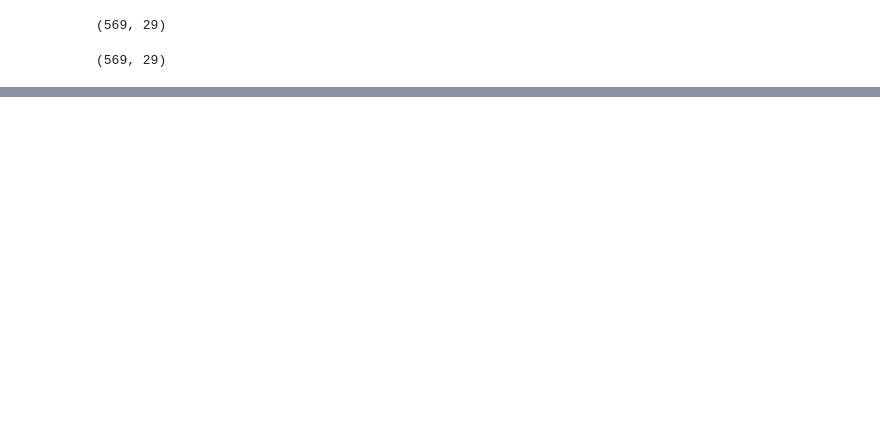
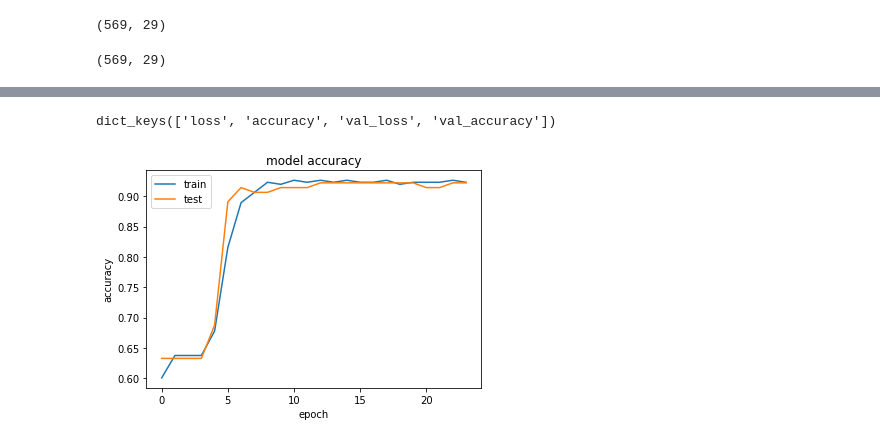
Before and after one commit to basnendarekop/SLO, a Jupyter notebook: Klasifikasi_Cancer_FA.ipynb, the cells around one changed output, grey strips where cells are left out. Saved outputs shown, nothing was run; the diff lists cells and outputs as text; code cells hidden in the pictures; blank space fills up the shorter version.

```diff
--- a/Klasifikasi_Cancer_FA.ipynb
+++ b/Klasifikasi_Cancer_FA.ipynb
@@ -102,3 +102,8 @@ print(y)
  'B' 'B' 'B' 'B' 'B' 'B' 'B' 'B' 'B' 'B' 'B' 'M' 'B' 'M' 'M' 'B' 'B' 'B'
  'B' 'B' 'B' 'B' 'B' 'B' 'B' 'B' 'B' 'B' 'B' 'B' 'B' 'B' 'B' 'B' 'B' 'B'
  'B' 'B' 'B' 'B' 'M' 'M' 'M' 'M' 'M' 'M' 'B']
+# %%
+from sklearn.preprocessing import LabelBinarizer
+lb = LabelBinarizer()
+y = lb.fit_transform(y)
+print(y)
@@ -126,0 +159,7 @@ array([[ 1.18036449,  2.83206365],
+# %%
+from sklearn.model_selection import train_test_split
+X_train, X_test, y_train, y_test = train_test_split(cancer_two_dim, y, test_size=0.25)
+print(X_train.shape)
+print(X_test.shape)
+print(y_train.shape)
+print(y_test.shape)
@@ -126,0 +171,14 @@ array([[ 1.18036449,  2.83206365],
+# %%
+from keras.layers import Dense
+from keras.models import Sequential
+from keras.callbacks import EarlyStopping
+from keras.callbacks import ModelCheckpoint
+model = Sequential()
+model.add(Dense(16, input_dim=len(cancer_two_dim[0]), activation='sigmoid'))
+model.add(Dense(8, activation='sigmoid'))
+model.add(Dense(8, activation='sigmoid'))
+model.add(Dense(1, activation='sigmoid'))
+model.compile(loss='binary_crossentropy', optimizer='rmsprop', metrics=['accuracy'])
+es = EarlyStopping(monitor='val_loss', mode='min', verbose=1, patience=10)
+mc = ModelCheckpoint('best_model.h5', monitor='val_accuracy', mode='max', verbose=1, save_best_only=True)
+hist = model.fit(X_train, y_train, batch_size=1, epochs=40, validation_split=.3, callbacks=[es, mc])
@@ -126,0 +203,15 @@ array([[ 1.18036449,  2.83206365],
+# %%
+import matplotlib.pyplot as plt
+
+print(hist.history.keys())
+# summarize history for accuracy
+plt.plot(hist.history['accuracy'])
+plt.plot(hist.history['val_accuracy'])
+plt.title('model accuracy')
+plt.ylabel('accuracy')
+plt.xlabel('epoch')
+plt.legend(['train', 'test'], loc='upper left')
+plt.show()
+# %% [output]
+dict_keys(['loss', 'accuracy', 'val_loss', 'val_accuracy'])
+[figure, added]
```
Also changed, not shown: parts of 12 cells of this notebook.
